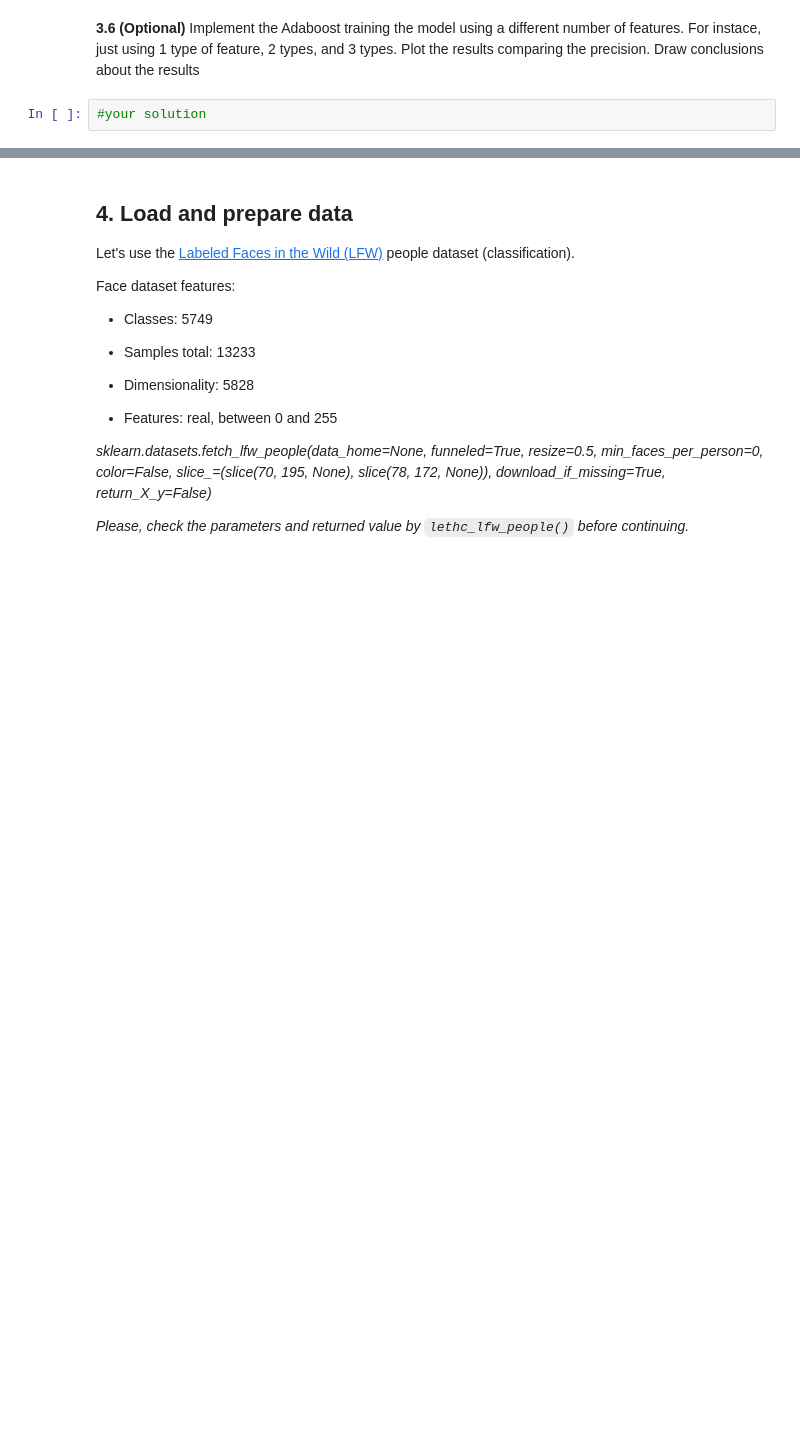
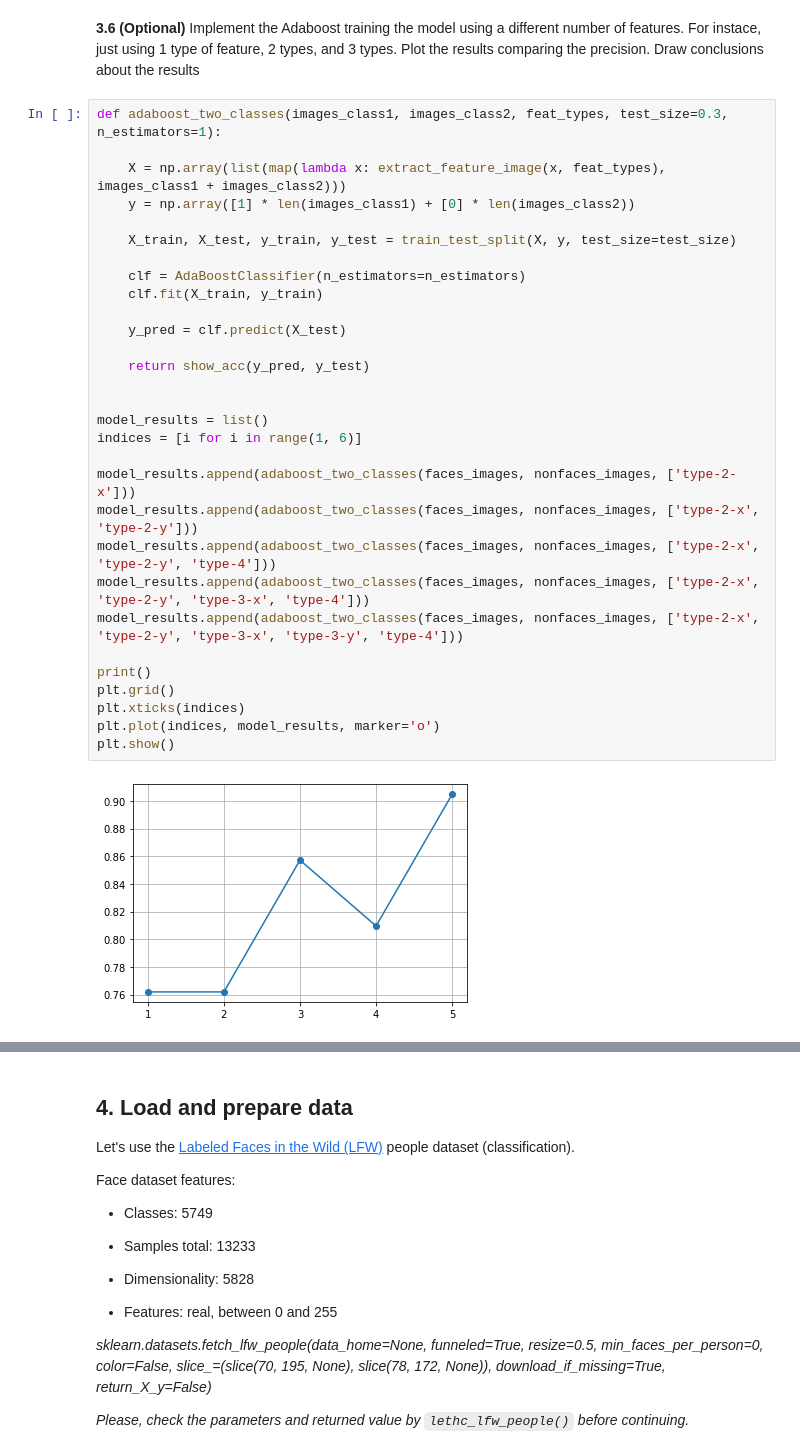
Before and after one commit to mates-info/artificial-vision, a Jupyter notebook: p6/P6_AntonioTigri_AndreuVall/P6_2022_23.ipynb, the cells around one changed output, grey strips where cells are left out. Cells and saved outputs as stored; diff of their text form; blank space fills up the shorter version.

```diff
--- a/p6/P6_AntonioTigri_AndreuVall/P6_2022_23.ipynb
+++ b/p6/P6_AntonioTigri_AndreuVall/P6_2022_23.ipynb
@@ -292,4 +387,34 @@ print(clf.feature_importances_.shape)
 # %% [markdown]
 **3.6 (Optional)** Implement the Adaboost training the model using a different number of features. For instace,  just using 1 type of feature, 2 types, and 3 types. Plot the results comparing the precision. Draw conclusions about the results
-# %%
-#your solution
+# %%
+def adaboost_two_classes(images_class1, images_class2, feat_types, test_size=0.3, n_estimators=1):
+
+    X = np.array(list(map(lambda x: extract_feature_image(x, feat_types), images_class1 + images_class2)))
+    y = np.array([1] * len(images_class1) + [0] * len(images_class2))
+
+    X_train, X_test, y_train, y_test = train_test_split(X, y, test_size=test_size)
+
+    clf = AdaBoostClassifier(n_estimators=n_estimators)
+    clf.fit(X_train, y_train)
+
+    y_pred = clf.predict(X_test)
+
+    return show_acc(y_pred, y_test)
+
+
+model_results = list()
+indices = [i for i in range(1, 6)]
+
+model_results.append(adaboost_two_classes(faces_images, nonfaces_images, ['type-2-x']))
+model_results.append(adaboost_two_classes(faces_images, nonfaces_images, ['type-2-x', 'type-2-y']))
+model_results.append(adaboost_two_classes(faces_images, nonfaces_images, ['type-2-x', 'type-2-y', 'type-4']))
+model_results.append(adaboost_two_classes(faces_images, nonfaces_images, ['type-2-x', 'type-2-y', 'type-3-x', 'type-4']))
+model_results.append(adaboost_two_classes(faces_images, nonfaces_images, ['type-2-x', 'type-2-y', 'type-3-x', 'type-3-y', 'type-4']))
+
+print()
+plt.grid()
+plt.xticks(indices)
+plt.plot(indices, model_results, marker='o')
+plt.show()
+# %% [output]
+[figure, added]
```
Also changed, not shown: parts of 38 cells of this notebook.
